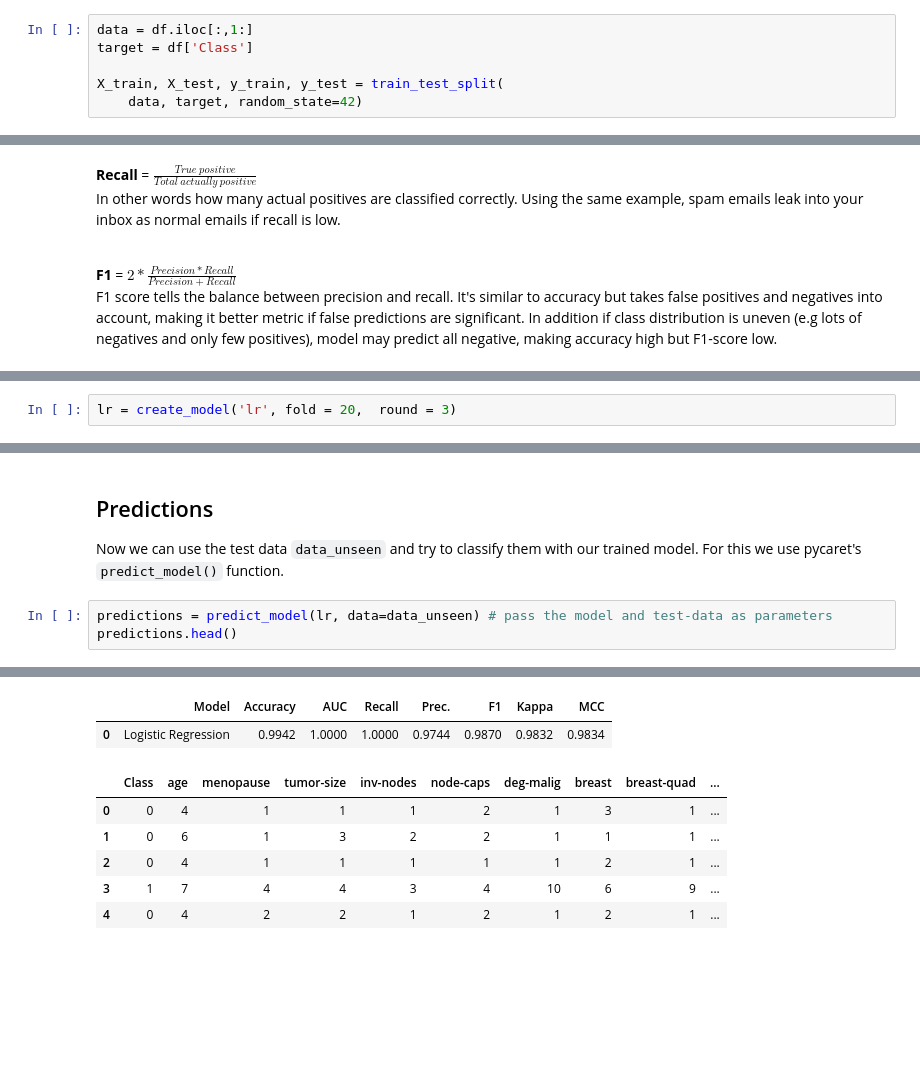
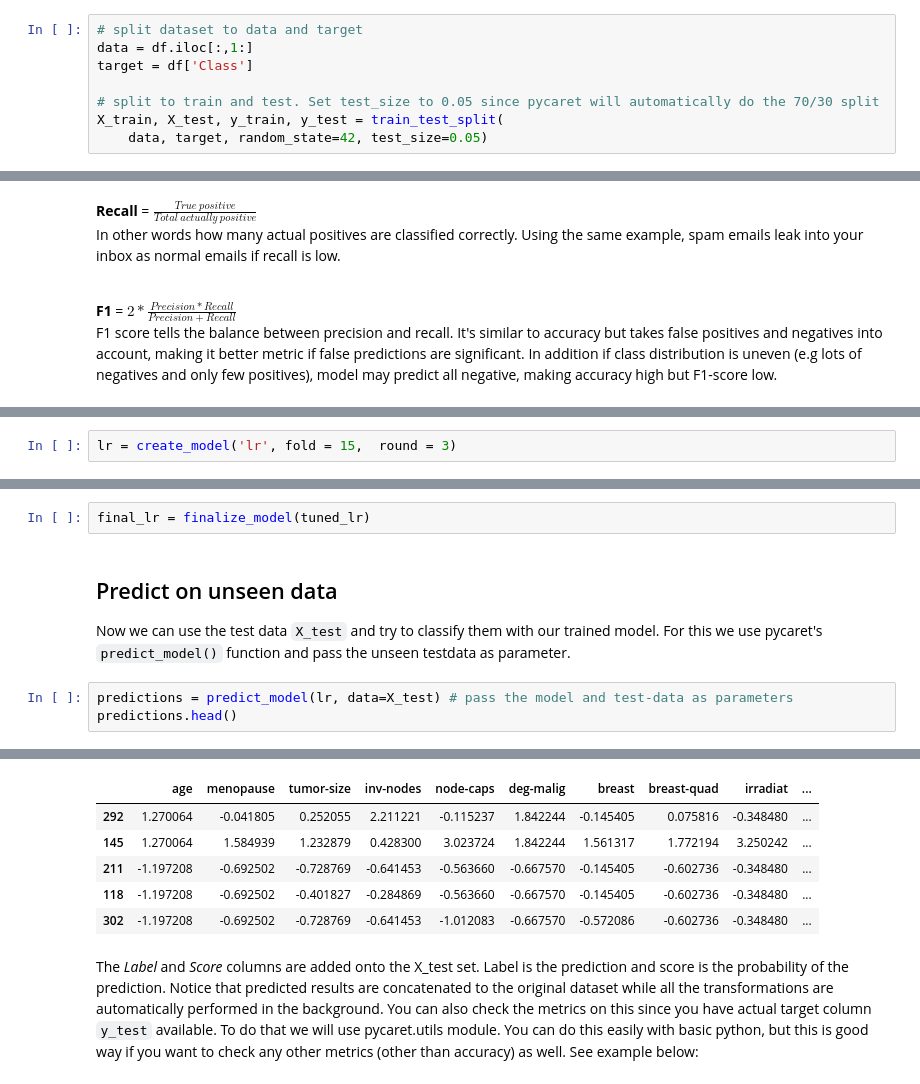
Before and after one commit to orchidalgia/CBM101, a Jupyter notebook: F_Machine_learning/2_Supervised-Learning/Pycaret - Classification.ipynb, the cells around one changed output, grey strips where cells are left out. Cells and saved outputs as stored; diff of their text form; blank space fills up the shorter version.

```diff
--- a/F_Machine_learning/2_Supervised-Learning/Pycaret - Classification.ipynb
+++ b/F_Machine_learning/2_Supervised-Learning/Pycaret - Classification.ipynb
@@ -86,6 +88,8 @@ from sklearn.model_selection import train_test_split
 # %%
+# split dataset to data and target
 data = df.iloc[:,1:]
 target = df['Class']
 
+# split to train and test. Set test_size to 0.05 since pycaret will automatically do the 70/30 split
 X_train, X_test, y_train, y_test = train_test_split(
-    data, target, random_state=42)
+    data, target, random_state=42, test_size=0.05)
@@ -214,5 +222,5 @@ Let's make logistic regression model using 20 fold stratified cross validation.
 # %%
-lr = create_model('lr', fold = 20,  round = 3)
+lr = create_model('lr', fold = 15,  round = 3)
 # %% [output]
 [interactive output not drawn]
 |  | Accuracy | AUC | Recall | Prec. | F1 | Kappa | MCC |
@@ -262,8 +309,10 @@ plot_model(lr, plot = 'boundary')
+# %%
+final_lr = finalize_model(tuned_lr)
 # %% [markdown]
-## Predictions
+## Predict on unseen data
 
-Now we can use the test data `data_unseen` and try to classify them with our trained model. For this we use pycaret's `predict_model()` function.
+Now we can use the test data `X_test` and try to classify them with our trained model. For this we use pycaret's `predict_model()` function and pass the unseen testdata as parameter.
 # %%
-predictions = predict_model(lr, data=data_unseen) # pass the model and test-data as parameters
+predictions = predict_model(lr, data=X_test) # pass the model and test-data as parameters
 predictions.head()
 # %% [output]
@@ -270,8 +320,8 @@ predictions.head()
-|  | Model | Accuracy | AUC | Recall | Prec. | F1 | Kappa | MCC |
-| 0 | Logistic Regression | 0.9942 | 1.0000 | 1.0000 | 0.9744 | 0.9870 | 0.9832 | 0.9834 |
+|  | age | menopause | tumor-size | inv-nodes | node-caps | deg-malig | breast | breast-quad | irradiat | ... |
+| 292 | 1.270064 | -0.041805 | 0.252055 | 2.211221 | -0.115237 | 1.842244 | -0.145405 | 0.075816 | -0.348480 | ... |
+| 145 | 1.270064 | 1.584939 | 1.232879 | 0.428300 | 3.023724 | 1.842244 | 1.561317 | 1.772194 | 3.250242 | ... |
+| 211 | -1.197208 | -0.692502 | -0.728769 | -0.641453 | -0.563660 | -0.667570 | -0.145405 | -0.602736 | -0.348480 | ... |
+| 118 | -1.197208 | -0.692502 | -0.401827 | -0.284869 | -0.563660 | -0.667570 | -0.145405 | -0.602736 | -0.348480 | ... |
+| 302 | -1.197208 | -0.692502 | -0.728769 | -0.641453 | -1.012083 | -0.667570 | -0.572086 | -0.602736 | -0.348480 | ... |
-|  | Class | age | menopause | tumor-size | inv-nodes | node-caps | deg-malig | breast | breast-quad | ... |
-| 0 | 0 | 4 | 1 | 1 | 1 | 2 | 1 | 3 | 1 | ... |
-| 1 | 0 | 6 | 1 | 3 | 2 | 2 | 1 | 1 | 1 | ... |
-| 2 | 0 | 4 | 1 | 1 | 1 | 1 | 1 | 2 | 1 | ... |
-| 3 | 1 | 7 | 4 | 4 | 3 | 4 | 10 | 6 | 9 | ... |
-| 4 | 0 | 4 | 2 | 2 | 1 | 2 | 1 | 2 | 1 | ... |
+# %% [markdown]
+The *Label* and *Score* columns are added onto the X_test set. Label is the prediction and score is the probability of the prediction. Notice that predicted results are concatenated to the original dataset while all the transformations are automatically performed in the background. You can also check the metrics on this since you have actual target column `y_test` available. To do that we will use pycaret.utils module. You can do this easily with basic python, but this is good way if you want to check any other metrics (other than accuracy) as well. See example below:
```
Also changed, not shown: parts of 26 cells of this notebook, 1 other file.
